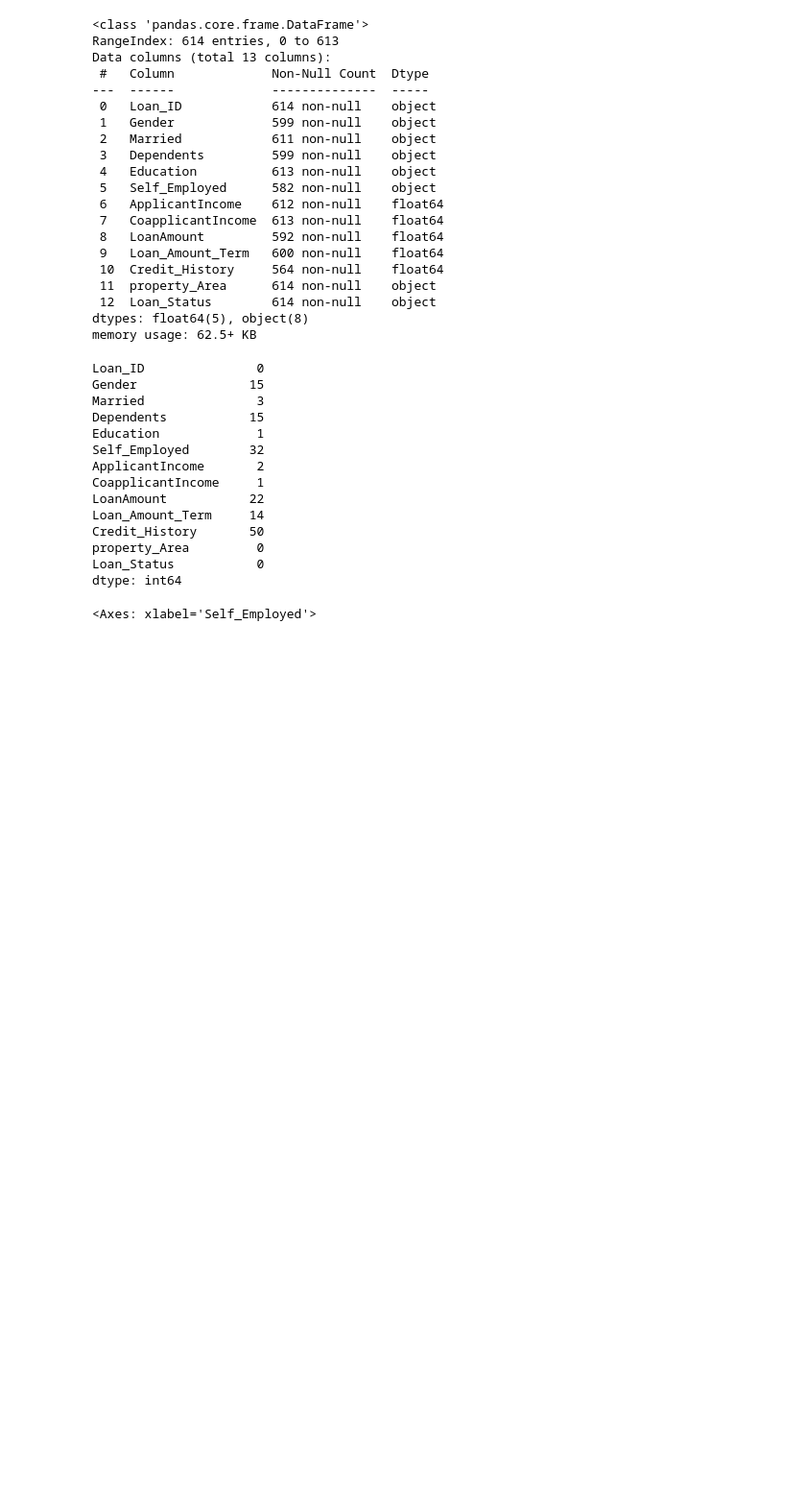
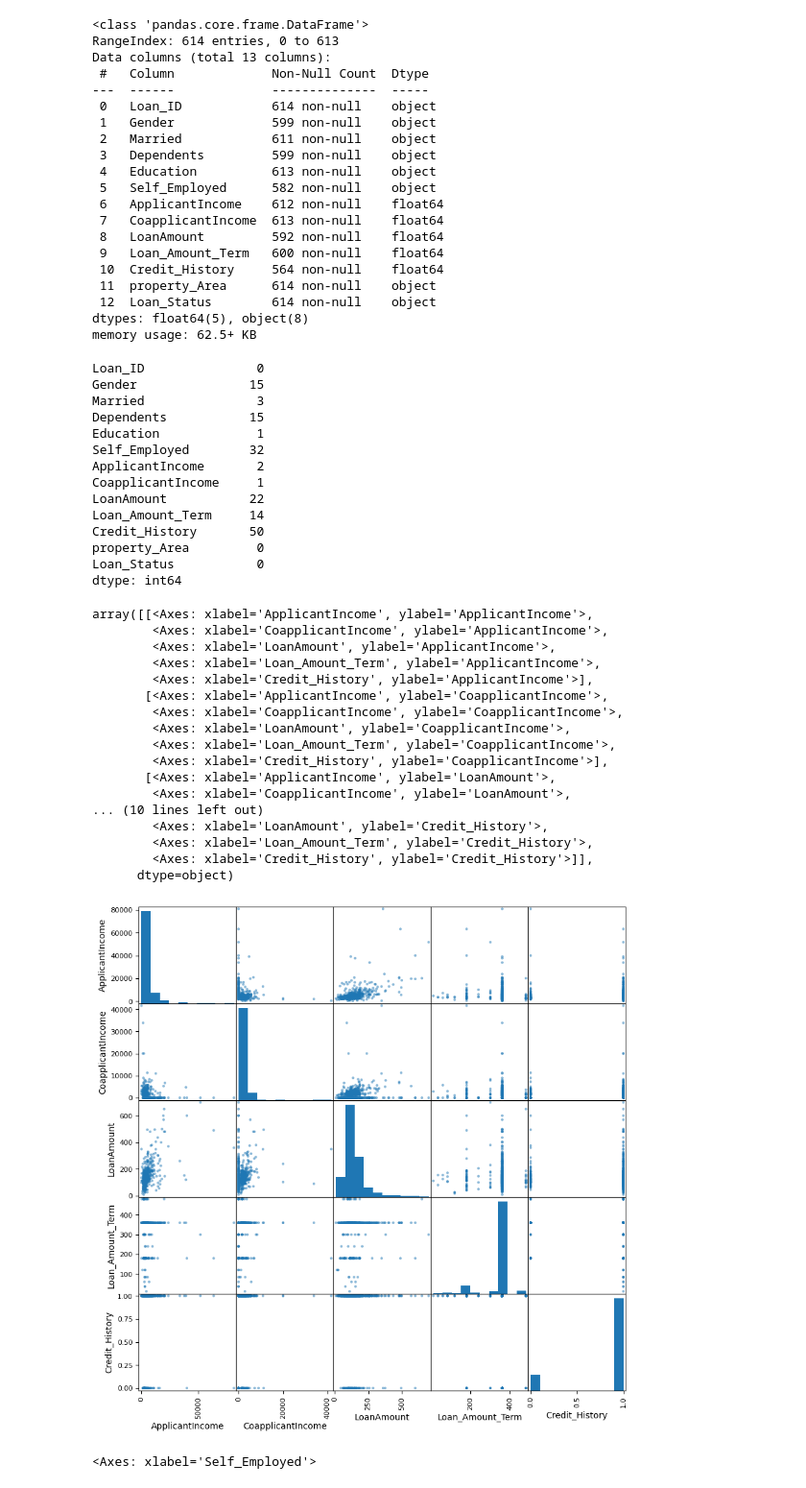
Before and after one commit to LoneCoder21/Loan-Eligibility, a Jupyter notebook: loaneligibility.ipynb, the cells around one changed output. Shown at 96% size. Cells and saved outputs as stored; diff of their text form; code cells hidden in the pictures; blank space fills up the shorter version.

```diff
--- a/loaneligibility.ipynb
+++ b/loaneligibility.ipynb
@@ -56,6 +67,27 @@ Credit_History       50
 property_Area         0
 Loan_Status           0
 dtype: int64
+# %%
+scatter_matrix(data,figsize=(10,10)) # Visualize the data to gain insights
+# %% [output]
+array([[<Axes: xlabel='ApplicantIncome', ylabel='ApplicantIncome'>,
+        <Axes: xlabel='CoapplicantIncome', ylabel='ApplicantIncome'>,
+        <Axes: xlabel='LoanAmount', ylabel='ApplicantIncome'>,
+        <Axes: xlabel='Loan_Amount_Term', ylabel='ApplicantIncome'>,
+        <Axes: xlabel='Credit_History', ylabel='ApplicantIncome'>],
+       [<Axes: xlabel='ApplicantIncome', ylabel='CoapplicantIncome'>,
+        <Axes: xlabel='CoapplicantIncome', ylabel='CoapplicantIncome'>,
+        <Axes: xlabel='LoanAmount', ylabel='CoapplicantIncome'>,
+        <Axes: xlabel='Loan_Amount_Term', ylabel='CoapplicantIncome'>,
+        <Axes: xlabel='Credit_History', ylabel='CoapplicantIncome'>],
+       [<Axes: xlabel='ApplicantIncome', ylabel='LoanAmount'>,
+        <Axes: xlabel='CoapplicantIncome', ylabel='LoanAmount'>,
+... (10 lines left out)
+        <Axes: xlabel='LoanAmount', ylabel='Credit_History'>,
+        <Axes: xlabel='Loan_Amount_Term', ylabel='Credit_History'>,
+        <Axes: xlabel='Credit_History', ylabel='Credit_History'>]],
+      dtype=object)
+[figure, added]
 # %%
 fig, axes = plt.subplots(1, 4, figsize=(15, 6))
 
```
Also changed, not shown: parts of 9 cells of this notebook.
